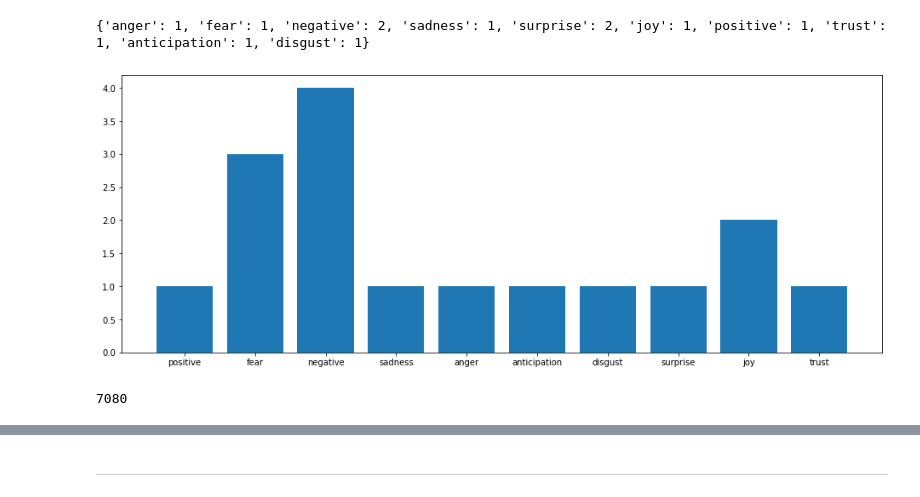
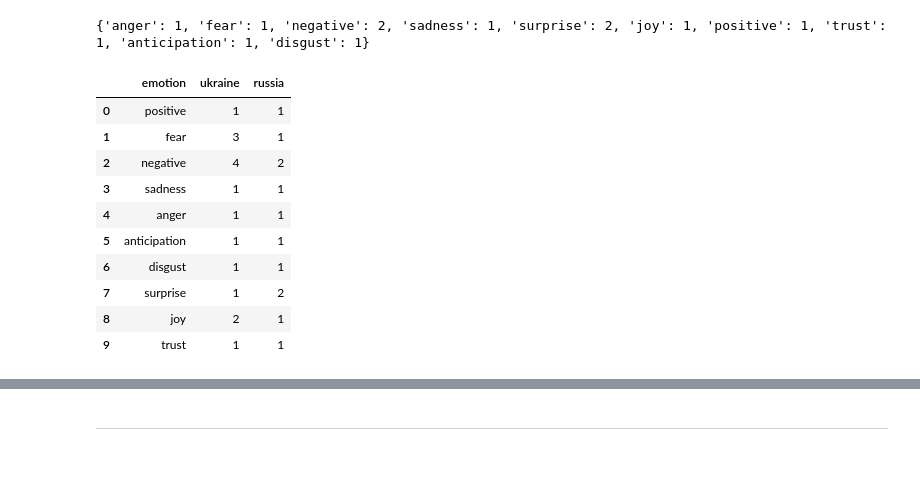
Before and after one commit to samah-balkhair/Tweets_Opinions, a Jupyter notebook: phase2_clean_tweets.ipynb, the cells around one changed output, grey strips where cells are left out. Cells and saved outputs as stored; diff of their text form; code cells hidden in the pictures; blank space fills up the shorter version.

```diff
--- a/phase2_clean_tweets.ipynb
+++ b/phase2_clean_tweets.ipynb
@@ -457,20 +513,3 @@ for i in range(len(russia_emotion)):
 print(russia_emotion_dic)
 # %% [output]
 {'anger': 1, 'fear': 1, 'negative': 2, 'sadness': 1, 'surprise': 2, 'joy': 1, 'positive': 1, 'trust': 1, 'anticipation': 1, 'disgust': 1}
-# %%
-import matplotlib.pyplot as plt
-
-plt.bar(range(len(ukraine_emotion_dic)), list(ukraine_emotion_dic.values()), align='center')
-plt.xticks(range(len(ukraine_emotion_dic)), list(ukraine_emotion_dic.keys()))
-plt.rcParams['figure.figsize'] = [20, 15]
-# # for python 2.x:
-# plt.bar(range(len(D)), D.values(), align='center')  # python 2.x
-# plt.xticks(range(len(D)), D.keys())  # in python 2.x
-
-plt.show()
-# %% [output]
-[figure, removed]
-# %%
-print(len(russia_emotion))
-# %% [output]
-7080
@@ -476,0 +520,26 @@ print(len(russia_emotion))
+# %%
+emotion_list = []
+ukraine_emotion_value = []
+russia_emotion_value = []
+
+for emotion in ukraine_emotion_dic:
+    if emotion not in emotion_list:
+        emotion_list.append(emotion)
+        ukraine_emotion_value.append(emotion_dic['ukraine'].get(emotion))
+        russia_emotion_value.append(emotion_dic['russia'].get(emotion))
+
+#print(emotion_list,ukraine_emotion_value,russia_emotion_value)
+emotion_df = pd.DataFrame({'emotion':emotion_list,'ukraine':ukraine_emotion_value, 'russia':russia_emotion_value})
+emotion_df
+# %% [output]
+|  | emotion | ukraine | russia |
+| 0 | positive | 1 | 1 |
+| 1 | fear | 3 | 1 |
+| 2 | negative | 4 | 2 |
+| 3 | sadness | 1 | 1 |
+| 4 | anger | 1 | 1 |
+| 5 | anticipation | 1 | 1 |
+| 6 | disgust | 1 | 1 |
+| 7 | surprise | 1 | 2 |
+| 8 | joy | 2 | 1 |
+| 9 | trust | 1 | 1 |
```
Also changed, not shown: parts of 35 cells of this notebook, 1 other file.
